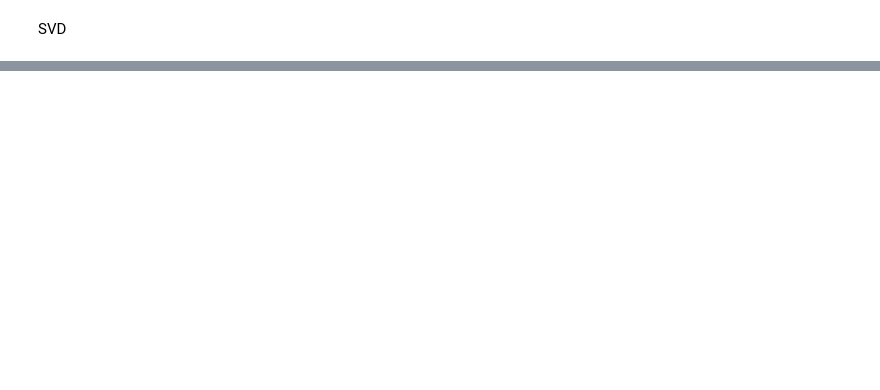
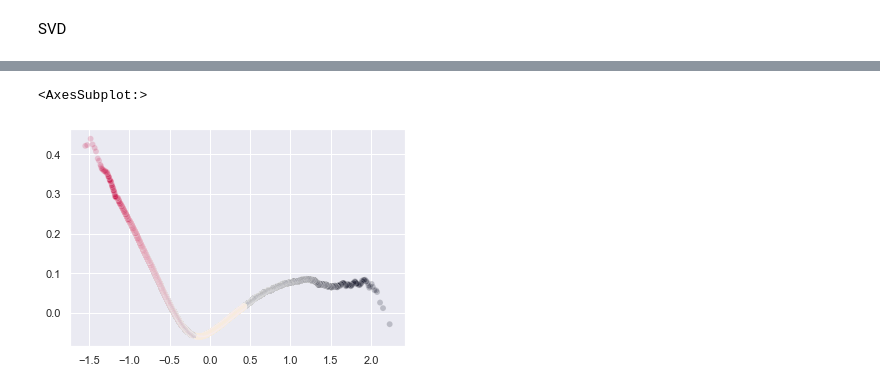
Before and after one commit to Cholianlll/2021-Fall-ANLY-580-Final-project-NLP, a Jupyter notebook: Project/ANLY580_project.ipynb, the cells around one changed output, grey strips where cells are left out. Cells and saved outputs as stored; diff of their text form; code cells hidden in the pictures; blank space fills up the shorter version.

```diff
--- a/Project/ANLY580_project.ipynb
+++ b/Project/ANLY580_project.ipynb
@@ -279,0 +336,26 @@ plot_top_words(LDA, idx2word, K, 'top 10 words of Top ten topics')
+# %%
+# Template function
+def calculate_similarity(selected_topics):
+    sim_mat = []
+    for i in range(selected_topics.shape[1]):
+        tpc = selected_topics.iloc[:,i].tolist()
+        doc_vector = model.infer_vector(tpc)
+        sim = model.dv.most_similar([doc_vector],topn = len(train_corpus))
+        # only select the similiarities
+        sim = [x[1] for x in sim]
+        sim_mat.append(sim)
+
+    return np.array(sim_mat).T
+# %%
+sim_mat = calculate_similarity(selected_topics)
+# %%
+kmeans = KMeans(n_clusters=3, random_state=0).fit(sim_mat)
+# %%
+from sklearn.decomposition import PCA
+pca = PCA(n_components=2)
+# %%
+sim_mat_pca = pca.fit_transform(sim_mat)
+sns.scatterplot(x = sim_mat_pca[:,0],y = sim_mat_pca[:,1],c = kmeans.labels_,alpha=0.2)
+# %% [output]
+<AxesSubplot:>
+[figure, added]
```
Also changed, not shown: parts of 50 cells of this notebook, 4 other files.
